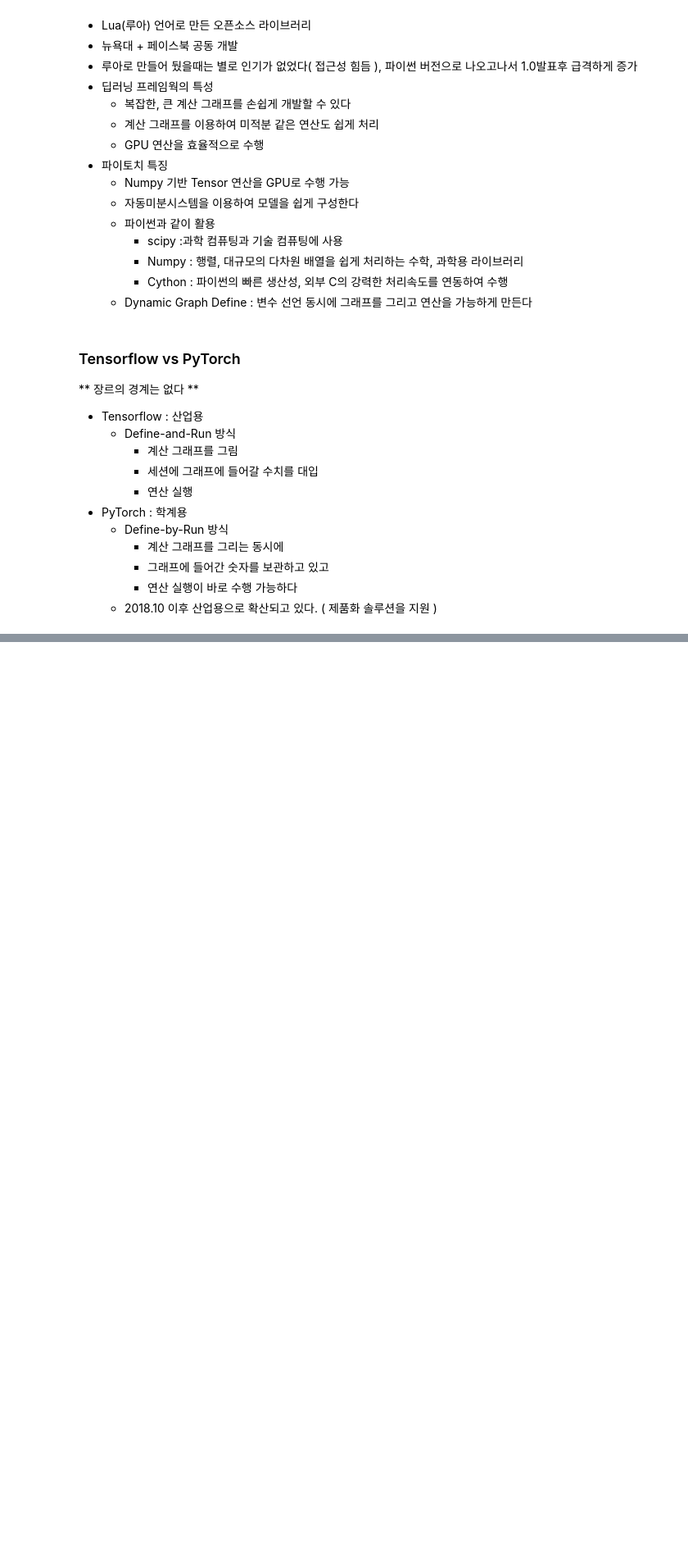
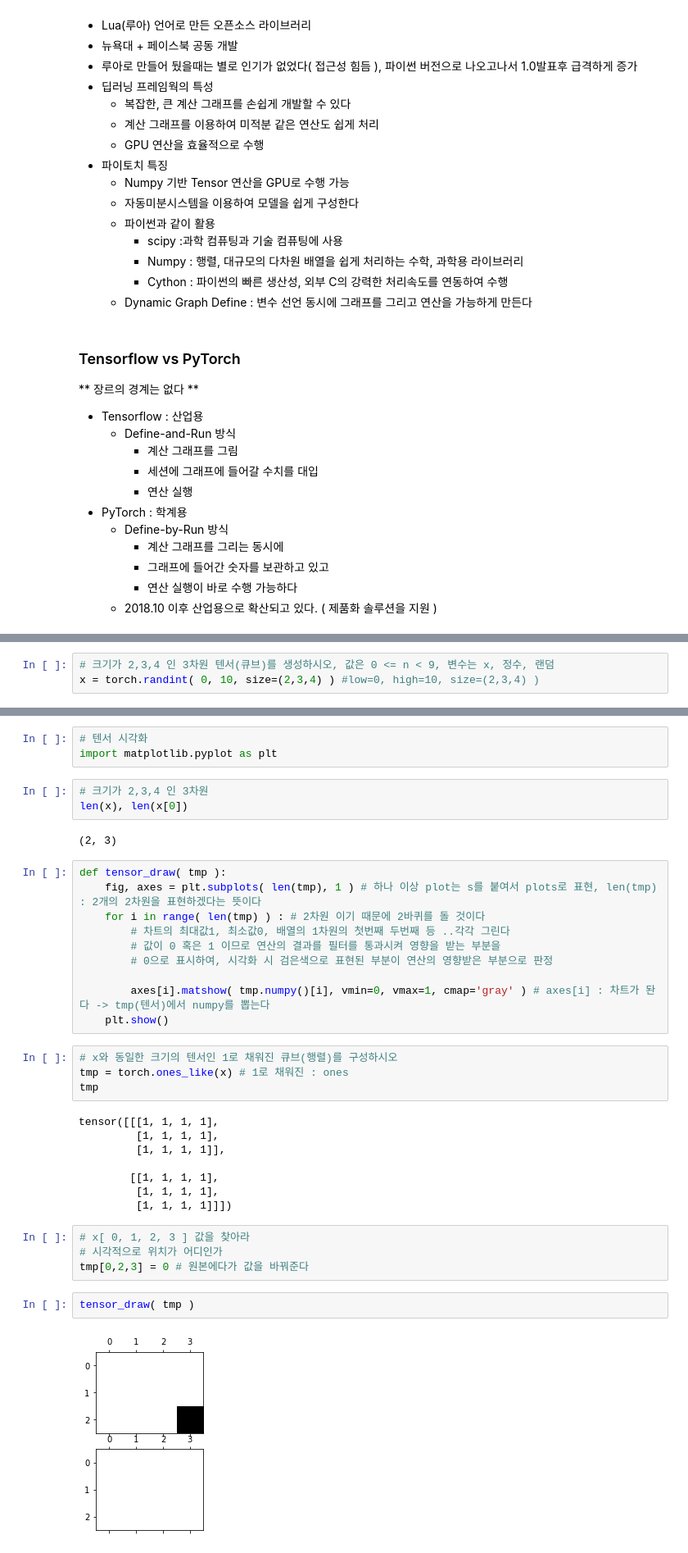
Before and after one commit to JeongsuMoon1/py_projects, a Jupyter notebook: dl/tensorflow/PyTorch 기초.ipynb, the cells around one changed output, grey strips where cells are left out. Shown at 82% size. Saved outputs shown, nothing was run; the diff lists cells and outputs as text; blank space fills up the shorter version.

```diff
--- a/dl/tensorflow/PyTorch 기초.ipynb
+++ b/dl/tensorflow/PyTorch 기초.ipynb
@@ -45,0 +203,3 @@ ModuleNotFoundError: No module named 'epochs'
+# %%
+# 크기가 2,3,4 인 3차원 텐서(큐브)를 생성하시오, 값은 0 <= n < 9, 변수는 x, 정수, 랜덤
+x = torch.randint( 0, 10, size=(2,3,4) ) #low=0, high=10, size=(2,3,4) )
@@ -45,0 +229,38 @@ ModuleNotFoundError: No module named 'epochs'
+# %%
+# 텐서 시각화
+import matplotlib.pyplot as plt
+# %%
+# 크기가 2,3,4 인 3차원
+len(x), len(x[0])
+# %% [output]
+(2, 3)
+# %%
+def tensor_draw( tmp ):
+    fig, axes = plt.subplots( len(tmp), 1 ) # 하나 이상 plot는 s를 붙여서 plots로 표현, len(tmp) : 2개의 2차원을 표현하겠다는 뜻이다
+    for i in range( len(tmp) ) : # 2차원 이기 때문에 2바퀴를 돌 것이다
+        # 차트의 최대값1, 최소값0, 배열의 1차원의 첫번째 두번째 등 ..각각 그린다
+        # 값이 0 혹은 1 이므로 연산의 결과를 필터를 통과시켜 영향을 받는 부분을
+        # 0으로 표시하여, 시각화 시 검은색으로 표현된 부분이 연산의 영향받은 부분으로 판정
+
+        axes[i].matshow( tmp.numpy()[i], vmin=0, vmax=1, cmap='gray' ) # axes[i] : 차트가 돤다 -> tmp(텐서)에서 numpy를 뽑는다
+    plt.show()
+# %%
+# x와 동일한 크기의 텐서인 1로 채워진 큐브(행렬)를 구성하시오
+tmp = torch.ones_like(x) # 1로 채워진 : ones
+tmp
+# %% [output]
+tensor([[[1, 1, 1, 1],
+         [1, 1, 1, 1],
+         [1, 1, 1, 1]],
+
+        [[1, 1, 1, 1],
+         [1, 1, 1, 1],
+         [1, 1, 1, 1]]])
+# %%
+# x[ 0, 1, 2, 3 ] 값을 찾아라
+# 시각적으로 위치가 어디인가
+tmp[0,2,3] = 0 # 원본에다가 값을 바꿔준다
+# %%
+tensor_draw( tmp )
+# %% [output]
+[figure, added]
```
Also changed, not shown: parts of 100 cells of this notebook, 5 other files.
